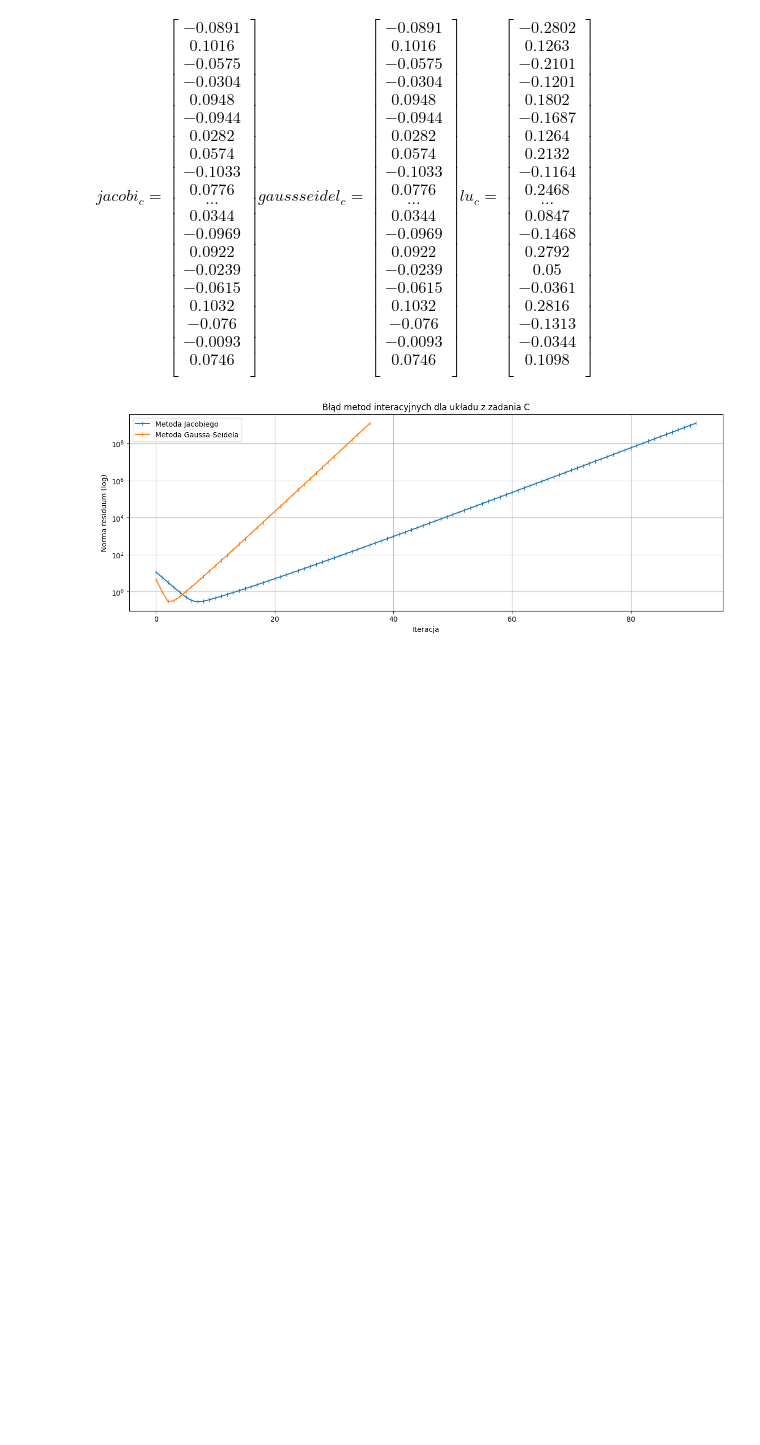
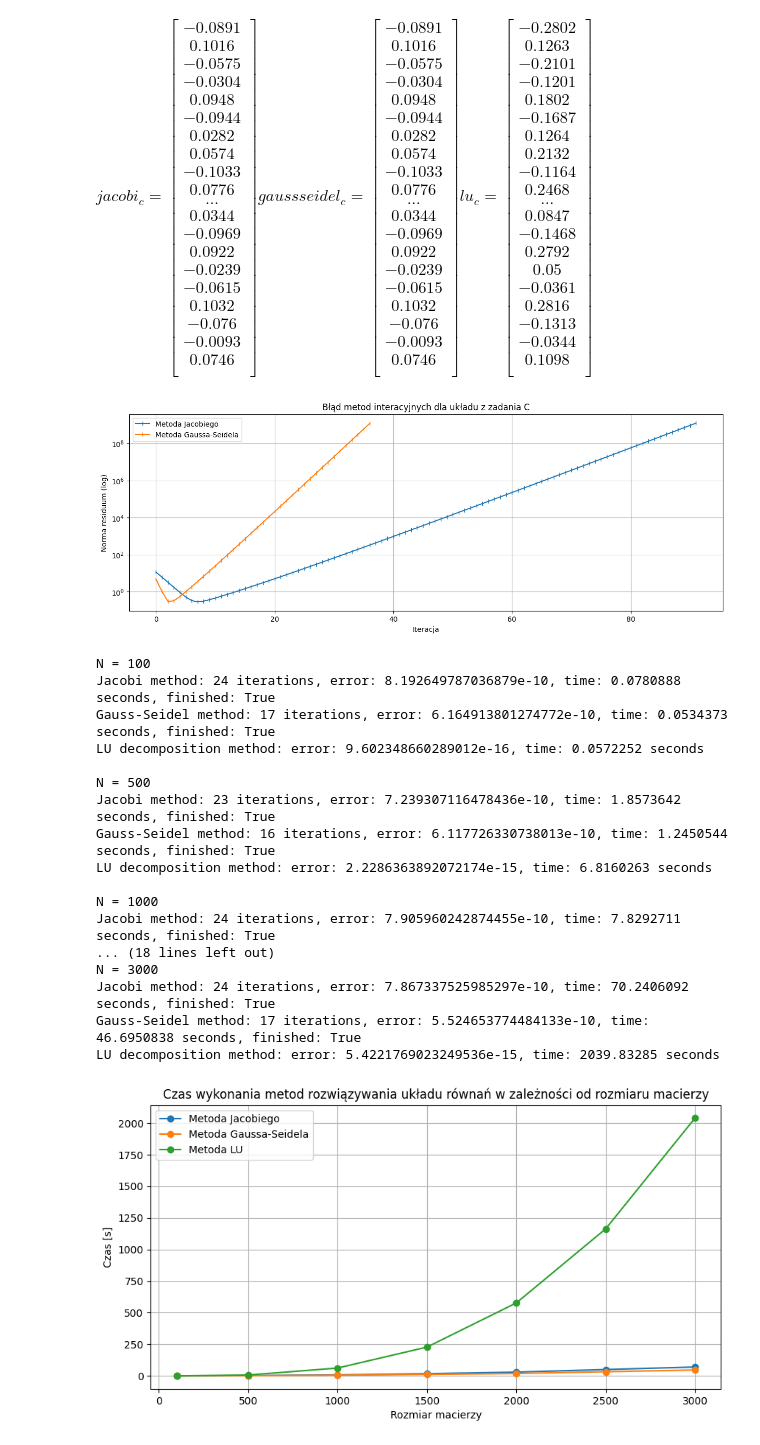
Before and after one commit to Nasus20202/metody-numeryczne, a Jupyter notebook: Project 2/src/main.ipynb, the cells around one changed output. Drawn from its saved outputs; the diff is of its cells as text; code cells hidden in the pictures; blank space fills up the shorter version.

Commit message:
feat: add time comparison

```diff
--- a/Project 2/src/main.ipynb
+++ b/Project 2/src/main.ipynb
@@ -315,3 +314,60 @@ plt.savefig(f'{plots_dir}/iterative-c.png', bbox_inches='tight')
 plt.show()
 # %% [output]
 [figure]
+# %%
+test_sizes = [100, 500, 1000, 1500, 2000, 2500, 3000]
+
+results = []
+for N in test_sizes:
+    A = generate_A_matrix(N, 5+e, -1, -1)
+    b = generate_b_vector(N, 1)
+    dir = f'../results/N-{N}'
+
+    print(f"\nN = {N}")
+    result_jacobi = result_cache(
+        partial(solve_jacobi, A, b, precision=eps, error_threshold=error_threshold), SolverResult.toJSON, SolverResult.fromJSON, f"jacobi.json", dir
+    )
+    print(f"Jacobi method: {result_jacobi.iterations} iterations, error: {result_jacobi.error}, time: {result_jacobi.time} seconds, finished: {result_jacobi.finished}")
+
+    result_gauss_seidel = result_cache(
+        partial(solve_gauss_seidel, A, b, precision=eps, error_threshold=error_threshold), SolverResult.toJSON, SolverResult.fromJSON, f"gauss-seidel.json", dir
+    )
+    print(f"Gauss-Seidel method: {result_gauss_seidel.iterations} iterations, error: {result_gauss_seidel.error}, time: {result_gauss_seidel.time} seconds, finished: {result_gauss_seidel.finished}")
+
+    result_lu_decomposition = result_cache(
+        partial(solve_lu_decomposition, A, b), SolverResult.toJSON, SolverResult.fromJSON, f"lu.json", dir
+    )
+    print(f"LU decomposition method: error: {result_lu_decomposition.error}, time: {result_lu_decomposition.time} seconds")
+
+    results.append((result_jacobi, result_gauss_seidel, result_lu_decomposition))
+
+plt.figure(figsize=(10, 5))
+plt.grid()
+plt.plot(test_sizes, [result[0].time for result in results], '-o', label='Metoda Jacobiego')
+plt.plot(test_sizes, [result[1].time for result in results], '-o', label='Metoda Gaussa-Seidela')
+plt.plot(test_sizes, [result[2].time for result in results], '-o', label='Metoda LU')
+plt.title('Czas wykonania metod rozwiązywania układu równań w zależności od rozmiaru macierzy')
+plt.xlabel('Rozmiar macierzy')
+plt.ylabel('Czas [s]')
+plt.legend()
+plt.savefig(f'{plots_dir}/time.png', bbox_inches='tight')
+plt.show()
+# %% [output]
+N = 100
+Jacobi method: 24 iterations, error: 8.192649787036879e-10, time: 0.0780888 seconds, finished: True
+Gauss-Seidel method: 17 iterations, error: 6.164913801274772e-10, time: 0.0534373 seconds, finished: True
+LU decomposition method: error: 9.602348660289012e-16, time: 0.0572252 seconds
+
+N = 500
+Jacobi method: 23 iterations, error: 7.239307116478436e-10, time: 1.8573642 seconds, finished: True
+Gauss-Seidel method: 16 iterations, error: 6.117726330738013e-10, time: 1.2450544 seconds, finished: True
+LU decomposition method: error: 2.2286363892072174e-15, time: 6.8160263 seconds
+
+N = 1000
+Jacobi method: 24 iterations, error: 7.905960242874455e-10, time: 7.8292711 seconds, finished: True
+... (18 lines left out)
+N = 3000
+Jacobi method: 24 iterations, error: 7.867337525985297e-10, time: 70.2406092 seconds, finished: True
+Gauss-Seidel method: 17 iterations, error: 5.524653774484133e-10, time: 46.6950838 seconds, finished: True
+LU decomposition method: error: 5.4221769023249536e-15, time: 2039.83285 seconds
+[figure, added]
```
Also changed, not shown: parts of 3 cells of this notebook, 28 other files.
